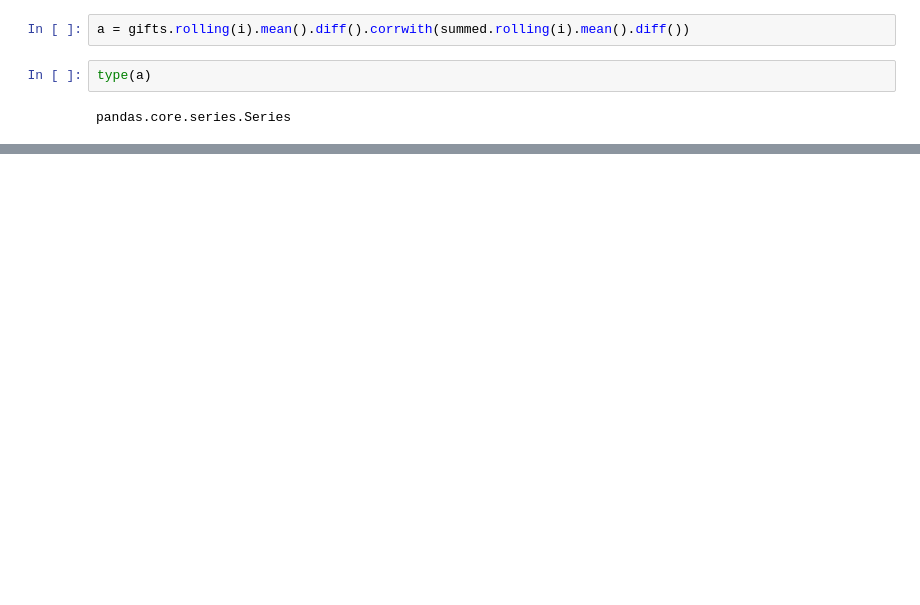
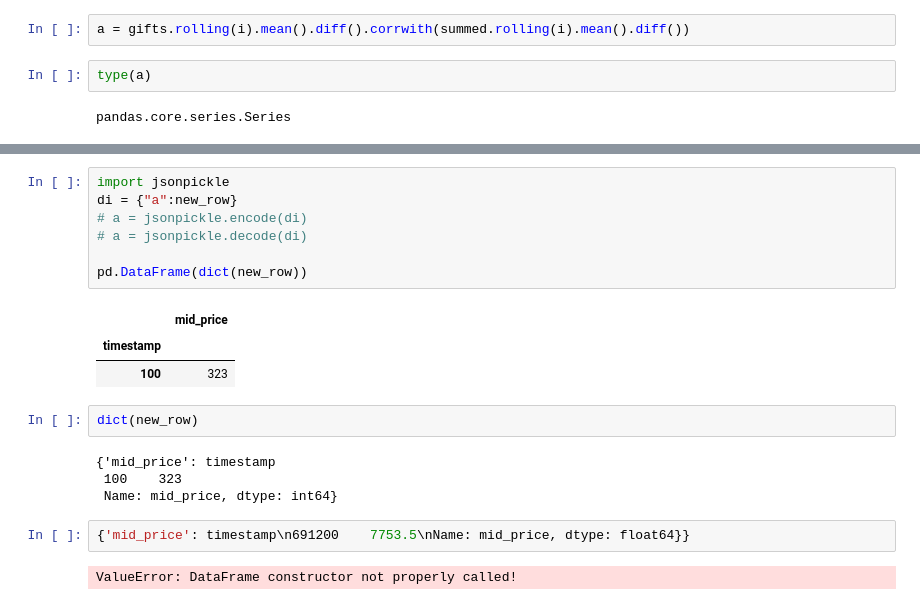
Before and after one commit to PeterOsborne/imc-prosperity-2024, a Jupyter notebook: round-3/testing_data.ipynb, the cells around one changed output, grey strips where cells are left out. Cells and saved outputs as stored; diff of their text form; blank space fills up the shorter version.

```diff
--- a/round-3/testing_data.ipynb
+++ b/round-3/testing_data.ipynb
@@ -387,0 +346,21 @@ pandas.core.series.Series
+# %%
+import jsonpickle
+di = {"a":new_row}
+# a = jsonpickle.encode(di)
+# a = jsonpickle.decode(di)
+
+pd.DataFrame(dict(new_row))
+# %% [output]
+|  | mid_price |
+| timestamp |  |
+| 100 | 323 |
+# %%
+dict(new_row)
+# %% [output]
+{'mid_price': timestamp
+ 100    323
+ Name: mid_price, dtype: int64}
+# %%
+{'mid_price': timestamp\n691200    7753.5\nName: mid_price, dtype: float64}}
+# %% [output]
+ValueError: DataFrame constructor not properly called!
```
Also changed, not shown: parts of 6 cells of this notebook, 2 other files.
